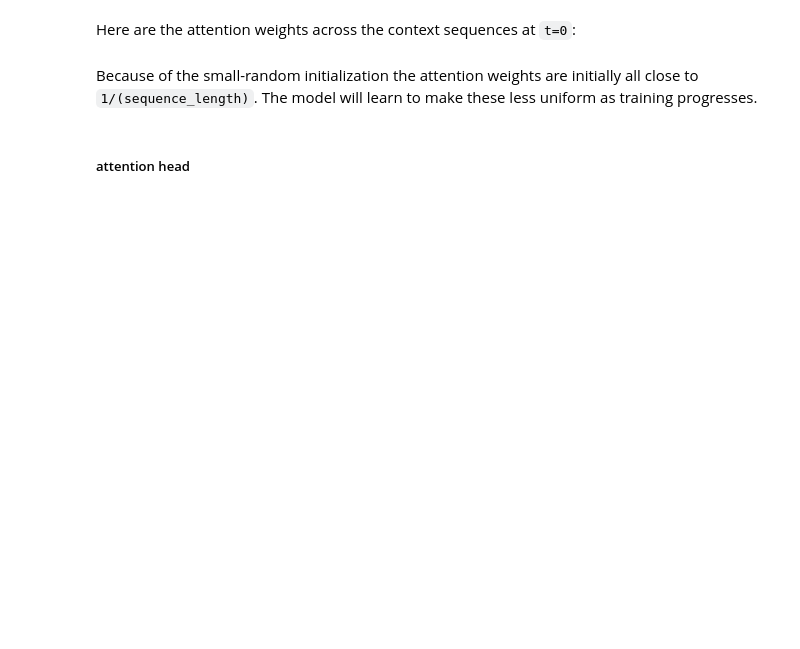
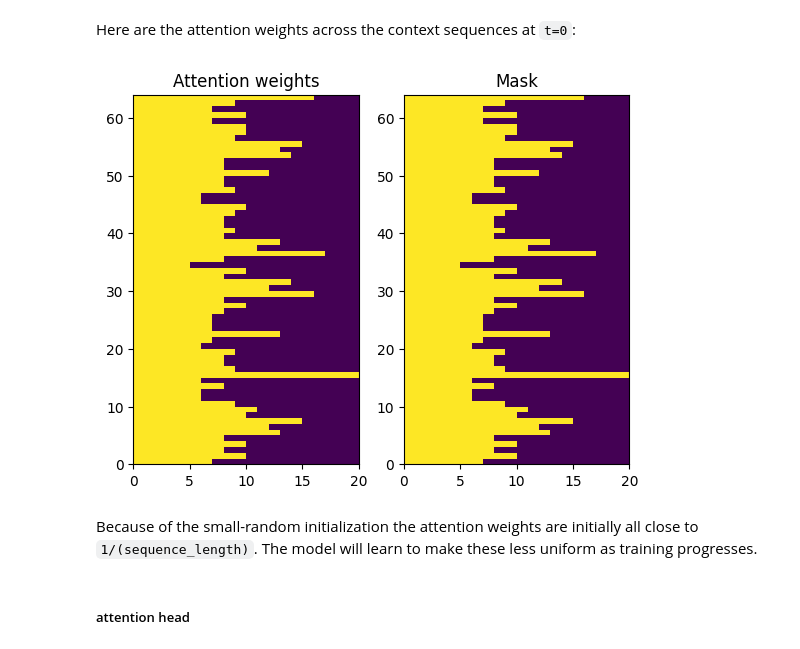
Before and after one commit to won-hj/deep_learning_study, a Jupyter notebook: nmt/nmt_with_attention.ipynb, the cells around one changed output. Cells and saved outputs as stored; diff of their text form; code cells hidden in the pictures; blank space fills up the shorter version.

```diff
--- a/nmt/nmt_with_attention.ipynb
+++ b/nmt/nmt_with_attention.ipynb
@@ -323,7 +461,7 @@ The `process_text` function below converts the `Datasets` of strings, into  0-pa
 def process_text(context, target):
   context = context_text_processor(context).to_tensor()
   target = target_text_processor(target)
-  targ_in = target[:.:-1].to_tensor()
+  targ_in = target[: , :-1].to_tensor()
   targ_out = target[:, 1:].to_tensor()
   return (context, targ_in), targ_out
 
@@ -536,7 +798,7 @@ The simplest way you could calculate a single vector from the entire sequence wo
 class CrossAttention(tf.keras.layers.Layer):
   def __init__(self, units, **kwargs):
     super().__init__()
-    self.mha = tf.keras.layers.MultiHeadAttention(key_dim=units, num_head=1, **kwargs)
+    self.mha = tf.keras.layers.MultiHeadAttention(key_dim=units, num_heads=1, **kwargs)
     self.layernorm = tf.keras.layers.LayerNormalization()
     self.add = tf.keras.layers.Add()
 
@@ -565,11 +827,11 @@ class CrossAttention(tf.keras.layers.Layer):
 
     return x
 # %%
-attnetion_layer = CrossAttention(UNITS)
+attention_layer = CrossAttention(UNITS)
 
 # attend to the enceded tokens
-embed = tf.keras.ayers.Embedding(target_text_processor.vocabyllary_size(),
-                                 output_dim_UNITS, mask_zero=True)
+embed = tf.keras.layers.Embedding(target_text_processor.vocabulary_size(),
+                                 output_dim=UNITS, mask_zero=True)
 ex_tar_embed = embed(ex_tar_in)
 
 result = attention_layer(ex_tar_embed, ex_context)
@@ -588,16 +873,18 @@ attention_layer.last_attention_weights[0].numpy().sum(axis=-1)
 Here are the attention weights across the context sequences at `t=0`:
 # %%
 attention_weights = attention_layer.last_attention_weights
-mask(ex_context_tok != 0).numpy()
+mask=(ex_context_tok != 0).numpy()
 
 plt.subplot(1,2,1)
 plt.subplot(1, 2, 1)
 plt.pcolormesh(mask*attention_weights[:, 0, :])
 plt.title('Attention weights')
 
 plt.subplot(1, 2, 2)
 plt.pcolormesh(mask)
 plt.title('Mask');
+# %% [output]
+[figure, added]
 # %% [markdown]
 Because of the small-random initialization the attention weights are initially all close to `1/(sequence_length)`. The model will learn to make these less uniform as training progresses.
 # %% [markdown]
```
Also changed, not shown: parts of 42 cells of this notebook.
